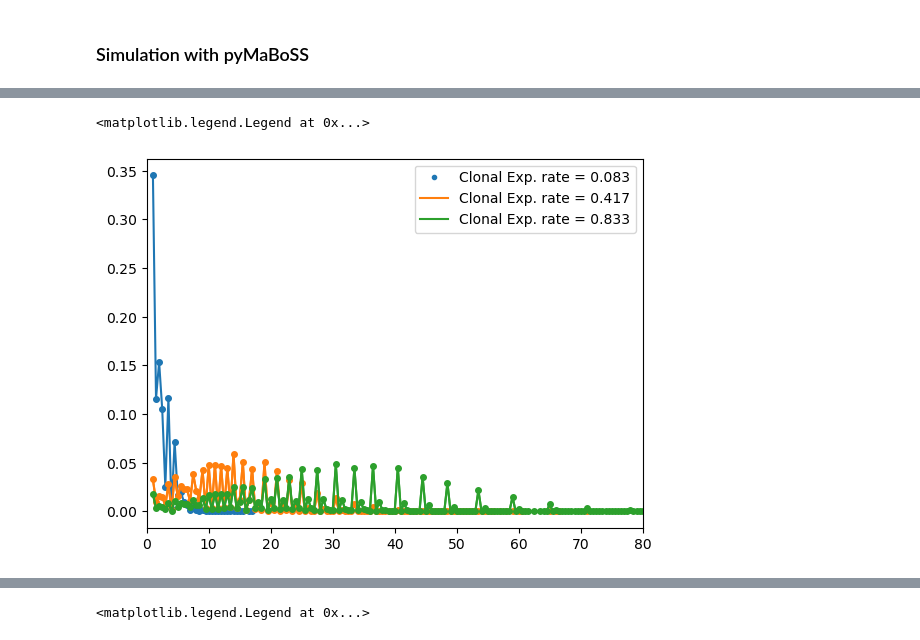
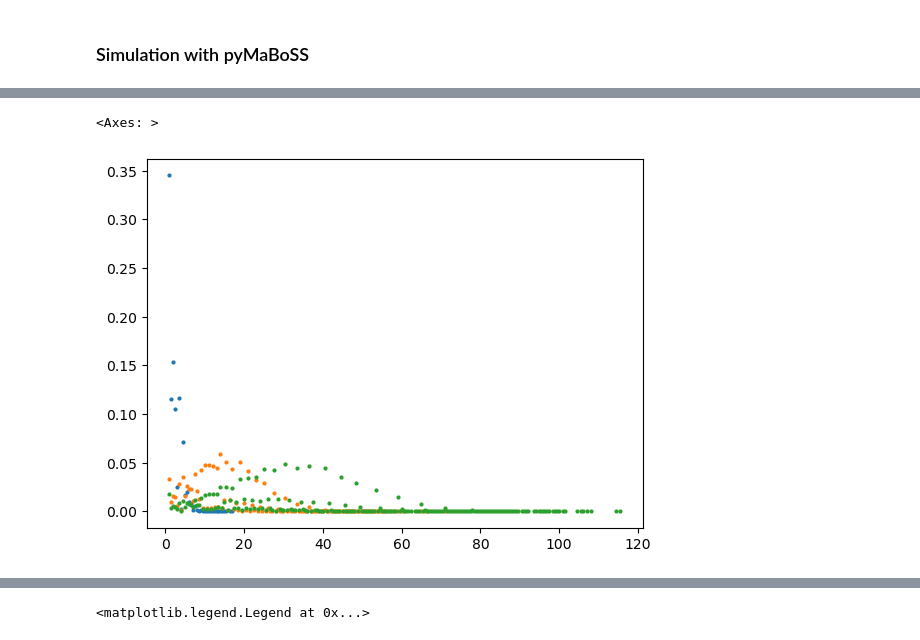
Before and after one commit to sysbio-curie/PopMaBoSS, a Jupyter notebook: ICD_phenomenological-base1.1.ipynb, the cells around one changed output, grey strips where cells are left out. Cells and saved outputs as stored; diff of their text form; code cells hidden in the pictures.

```diff
--- a/ICD_phenomenological-base1.1.ipynb
+++ b/ICD_phenomenological-base1.1.ipynb
@@ -60,15 +44,7 @@ spline10Cl = splrep(serie10Cl.index, serie10Cl.values)
 # %%
-serie.plot(marker='o', markersize=4, color='C0')
-plt.plot(serie.index, BSpline(*spline)(serie.index), '.', color='C0', label=('Clonal Exp. rate = %.3f' % (1/12)))
-
-serie5Cl.plot(marker='o', markersize=4, color='C1')
-plt.plot(serie5Cl.index, BSpline(*spline5Cl)(serie5Cl.index), '-', color='C1', label=('Clonal Exp. rate = %.3f' % (5/12)))
-
-serie10Cl.plot(marker='o', markersize=4, color='C2')
-plt.plot(serie10Cl.index, BSpline(*spline10Cl)(serie10Cl.index), '-', color='C2', label=('Clonal Exp. rate = %.3f' % (10/12)))
-
-plt.xlim([0,80])
-plt.legend()
+serie.plot(marker='.', linestyle='None', markersize=4, color='C0')
+serie5Cl.plot(marker='.', linestyle='None', markersize=4, color='C1')
+serie10Cl.plot(marker='.', linestyle='None', markersize=4, color='C2')
 # %% [output]
-<matplotlib.legend.Legend at 0x...>
+<Axes: >
-[figure, old version]
+[figure, new version]
```
Also changed, not shown: parts of 14 cells of this notebook, 2 other files.
